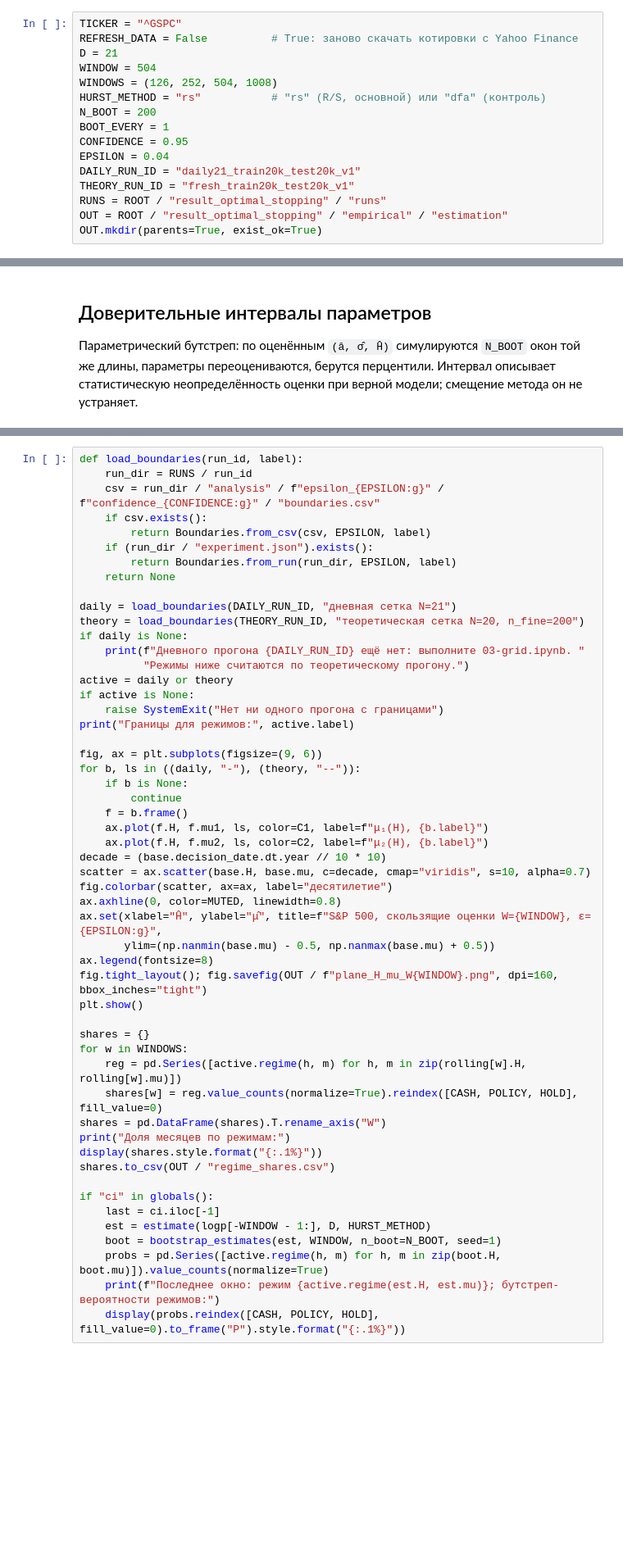
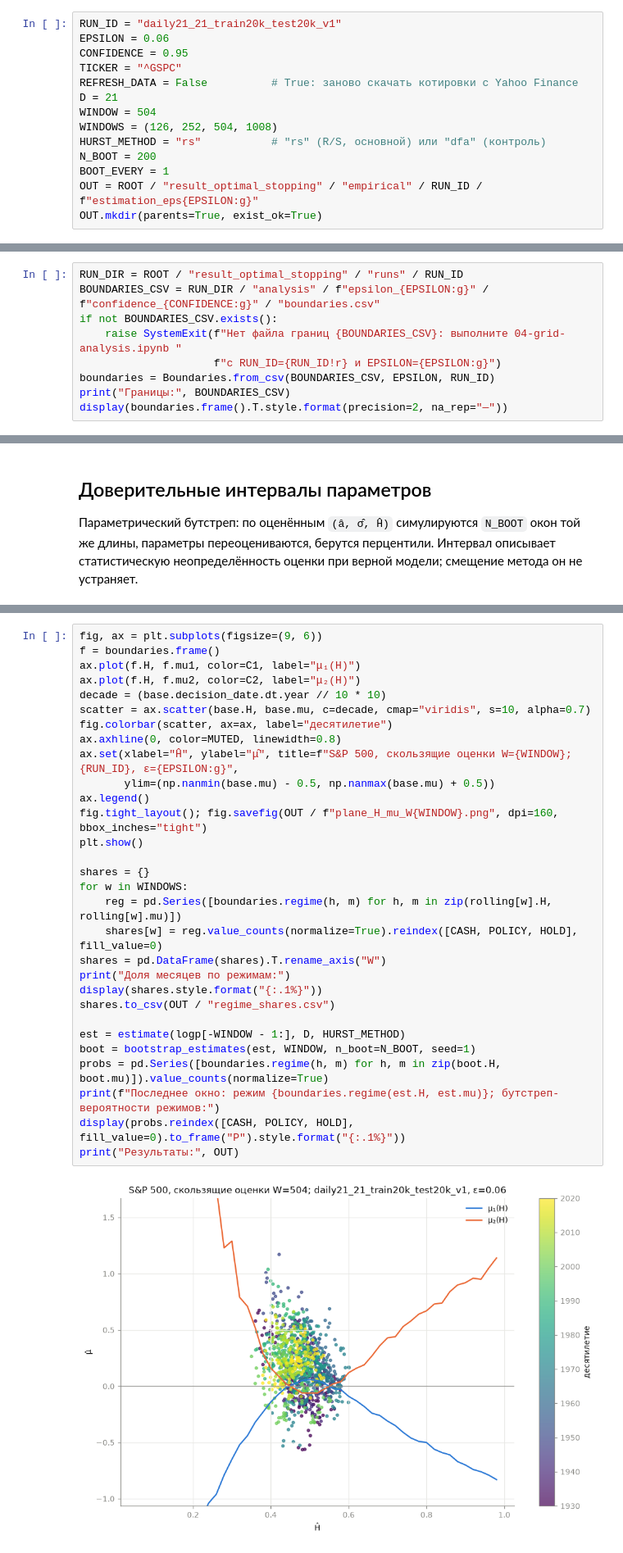
Before and after one commit to Kilikia123/optimal-stopping-fbm, a Jupyter notebook: notebooks/06-estimation.ipynb, the cells around one changed output, grey strips where cells are left out. Shown at 82% size. Cells and saved outputs as stored; diff of their text form; blank space fills up the shorter version.

```diff
--- a/notebooks/06-estimation.ipynb
+++ b/notebooks/06-estimation.ipynb
@@ -47,4 +44,7 @@ from osfbm.policy_bank import CASH, HOLD, POLICY, Boundaries
 # %%
+RUN_ID = "daily21_21_train20k_test20k_v1"
+EPSILON = 0.06
+CONFIDENCE = 0.95
 TICKER = "^GSPC"
 REFRESH_DATA = False          # True: заново скачать котировки с Yahoo Finance
 D = 21
@@ -53,10 +53,5 @@ WINDOWS = (126, 252, 504, 1008)
 HURST_METHOD = "rs"           # "rs" (R/S, основной) или "dfa" (контроль)
 N_BOOT = 200
 BOOT_EVERY = 1
-CONFIDENCE = 0.95
-EPSILON = 0.04
-DAILY_RUN_ID = "daily21_train20k_test20k_v1"
-THEORY_RUN_ID = "fresh_train20k_test20k_v1"
-RUNS = ROOT / "result_optimal_stopping" / "runs"
-OUT = ROOT / "result_optimal_stopping" / "empirical" / "estimation"
+OUT = ROOT / "result_optimal_stopping" / "empirical" / RUN_ID / f"estimation_eps{EPSILON:g}"
 OUT.mkdir(parents=True, exist_ok=True)
@@ -62,0 +60,9 @@ OUT.mkdir(parents=True, exist_ok=True)
+# %%
+RUN_DIR = ROOT / "result_optimal_stopping" / "runs" / RUN_ID
+BOUNDARIES_CSV = RUN_DIR / "analysis" / f"epsilon_{EPSILON:g}" / f"confidence_{CONFIDENCE:g}" / "boundaries.csv"
+if not BOUNDARIES_CSV.exists():
+    raise SystemExit(f"Нет файла границ {BOUNDARIES_CSV}: выполните 04-grid-analysis.ipynb "
+                     f"с RUN_ID={RUN_ID!r} и EPSILON={EPSILON:g}")
+boundaries = Boundaries.from_csv(BOUNDARIES_CSV, EPSILON, RUN_ID)
+print("Границы:", BOUNDARIES_CSV)
+display(boundaries.frame().T.style.format(precision=2, na_rep="—"))
@@ -183,53 +223,32 @@ print(f"Последняя дата {last.decision_date.date()}: "
 # %%
-def load_boundaries(run_id, label):
-    run_dir = RUNS / run_id
-    csv = run_dir / "analysis" / f"epsilon_{EPSILON:g}" / f"confidence_{CONFIDENCE:g}" / "boundaries.csv"
-    if csv.exists():
-        return Boundaries.from_csv(csv, EPSILON, label)
-    if (run_dir / "experiment.json").exists():
-        return Boundaries.from_run(run_dir, EPSILON, label)
-    return None
-
-daily = load_boundaries(DAILY_RUN_ID, "дневная сетка N=21")
-theory = load_boundaries(THEORY_RUN_ID, "теоретическая сетка N=20, n_fine=200")
-if daily is None:
-    print(f"Дневного прогона {DAILY_RUN_ID} ещё нет: выполните 03-grid.ipynb. "
-          "Режимы ниже считаются по теоретическому прогону.")
-active = daily or theory
-if active is None:
-    raise SystemExit("Нет ни одного прогона с границами")
-print("Границы для режимов:", active.label)
-
 fig, ax = plt.subplots(figsize=(9, 6))
-for b, ls in ((daily, "-"), (theory, "--")):
-    if b is None:
-        continue
-    f = b.frame()
-    ax.plot(f.H, f.mu1, ls, color=C1, label=f"μ₁(H), {b.label}")
-    ax.plot(f.H, f.mu2, ls, color=C2, label=f"μ₂(H), {b.label}")
+f = boundaries.frame()
+ax.plot(f.H, f.mu1, color=C1, label="μ₁(H)")
+ax.plot(f.H, f.mu2, color=C2, label="μ₂(H)")
 decade = (base.decision_date.dt.year // 10 * 10)
 scatter = ax.scatter(base.H, base.mu, c=decade, cmap="viridis", s=10, alpha=0.7)
 fig.colorbar(scatter, ax=ax, label="десятилетие")
 ax.axhline(0, color=MUTED, linewidth=0.8)
-ax.set(xlabel="Ĥ", ylabel="μ̂", title=f"S&P 500, скользящие оценки W={WINDOW}, ε={EPSILON:g}",
+ax.set(xlabel="Ĥ", ylabel="μ̂", title=f"S&P 500, скользящие оценки W={WINDOW}; {RUN_ID}, ε={EPSILON:g}",
        ylim=(np.nanmin(base.mu) - 0.5, np.nanmax(base.mu) + 0.5))
-ax.legend(fontsize=8)
+ax.legend()
 fig.tight_layout(); fig.savefig(OUT / f"plane_H_mu_W{WINDOW}.png", dpi=160, bbox_inches="tight")
 plt.show()
 
 shares = {}
 for w in WINDOWS:
-    reg = pd.Series([active.regime(h, m) for h, m in zip(rolling[w].H, rolling[w].mu)])
+    reg = pd.Series([boundaries.regime(h, m) for h, m in zip(rolling[w].H, rolling[w].mu)])
     shares[w] = reg.value_counts(normalize=True).reindex([CASH, POLICY, HOLD], fill_value=0)
 shares = pd.DataFrame(shares).T.rename_axis("W")
 print("Доля месяцев по режимам:")
 display(shares.style.format("{:.1%}"))
 shares.to_csv(OUT / "regime_shares.csv")
 
-if "ci" in globals():
-    last = ci.iloc[-1]
-    est = estimate(logp[-WINDOW - 1:], D, HURST_METHOD)
-    boot = bootstrap_estimates(est, WINDOW, n_boot=N_BOOT, seed=1)
-    probs = pd.Series([active.regime(h, m) for h, m in zip(boot.H, boot.mu)]).value_counts(normalize=True)
-    print(f"Последнее окно: режим {active.regime(est.H, est.mu)}; бутстреп-вероятности режимов:")
-    display(probs.reindex([CASH, POLICY, HOLD], fill_value=0).to_frame("P").style.format("{:.1%}"))
+est = estimate(logp[-WINDOW - 1:], D, HURST_METHOD)
+boot = bootstrap_estimates(est, WINDOW, n_boot=N_BOOT, seed=1)
+probs = pd.Series([boundaries.regime(h, m) for h, m in zip(boot.H, boot.mu)]).value_counts(normalize=True)
+print(f"Последнее окно: режим {boundaries.regime(est.H, est.mu)}; бутстреп-вероятности режимов:")
+display(probs.reindex([CASH, POLICY, HOLD], fill_value=0).to_frame("P").style.format("{:.1%}"))
+print("Результаты:", OUT)
+# %% [output]
+[figure, added]
```
Also changed, not shown: parts of 14 cells of this notebook, 7 other files.
